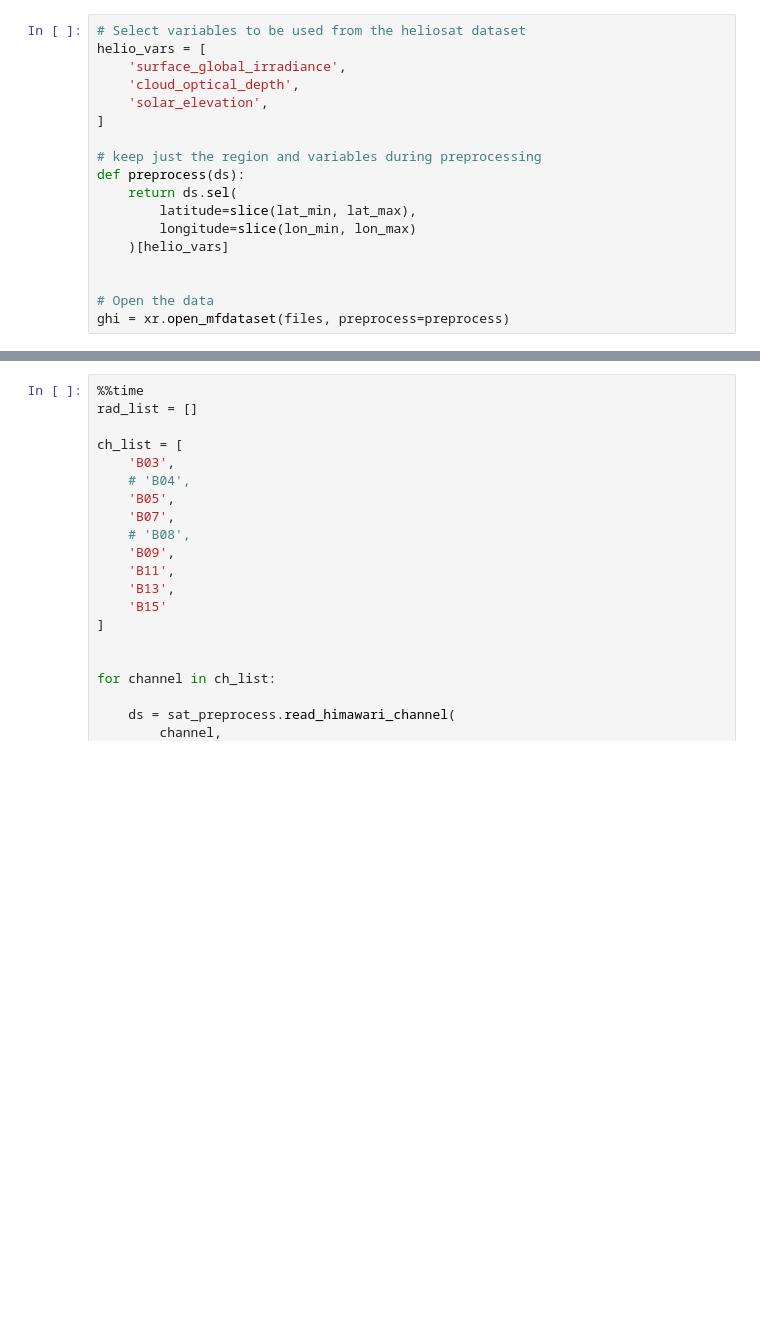
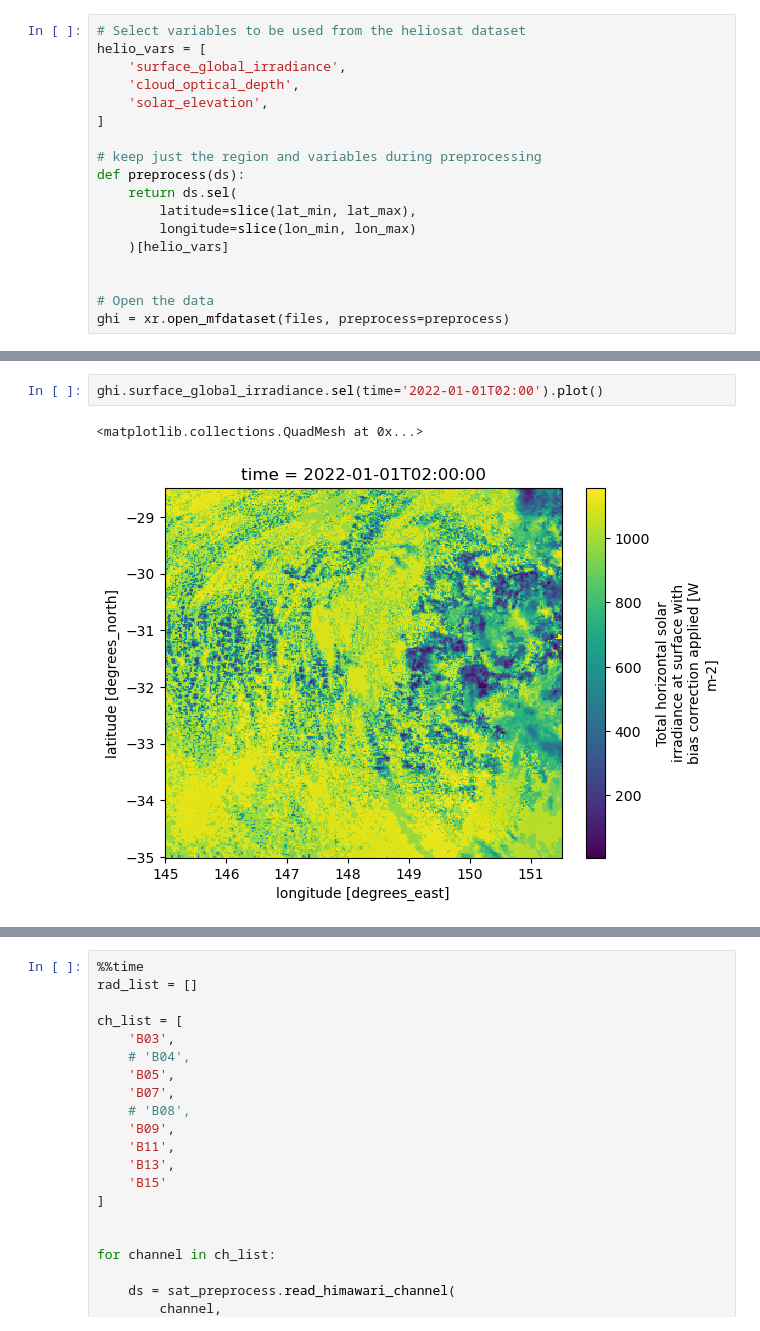
Before and after one commit to cdoedens/solar-nowcast, a Jupyter notebook: mouse/01_prepare_alldata.ipynb, the cells around one changed output, grey strips where cells are left out. Saved outputs shown, nothing was run; the diff lists cells and outputs as text; blank space fills up the shorter version.

```diff
--- a/mouse/01_prepare_alldata.ipynb
+++ b/mouse/01_prepare_alldata.ipynb
@@ -151,0 +111,5 @@ ghi = xr.open_mfdataset(files, preprocess=preprocess)
+# %%
+ghi.surface_global_irradiance.sel(time='2022-01-01T02:00').plot()
+# %% [output]
+<matplotlib.collections.QuadMesh at 0x...>
+[figure, added]
```
Also changed, not shown: parts of 14 cells of this notebook, 1 other file.
